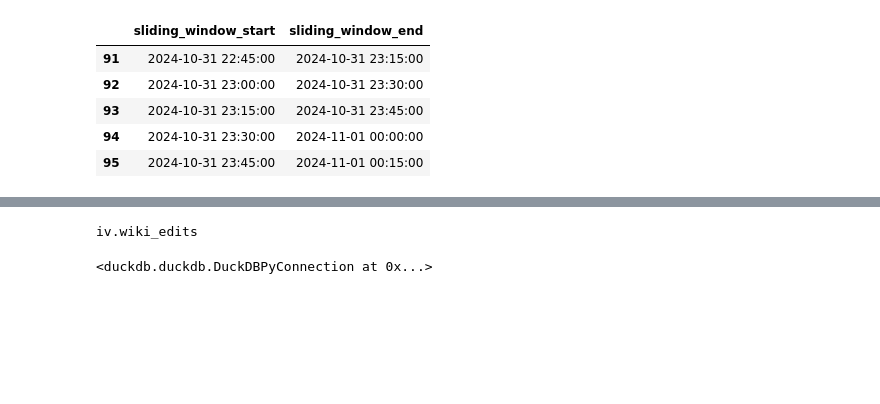
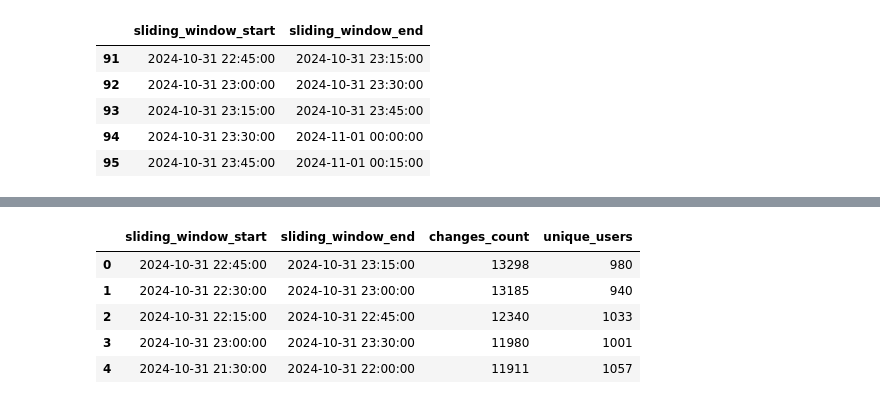
Before and after one commit to atsushisaijo/iv-wikipedia-analytics, a Jupyter notebook: notebooks/target data exploration.ipynb, the cells around one changed output, grey strips where cells are left out. Drawn from its saved outputs; the diff is of its cells as text; code cells hidden in the pictures; blank space fills up the shorter version.

```diff
--- a/notebooks/target data exploration.ipynb
+++ b/notebooks/target data exploration.ipynb
@@ -608,11 +441,12 @@ conn.execute("""
-# %%
-print(full_table_name)
-# %% [output]
-iv.wiki_edits
 # %%
 conn.execute(f"""
-                INSERT INTO {full_table_name}
-                SELECT type, title, user, userid, timestamp, comment FROM df
-            """)
+                select * from iv.ranked_edits
+                order by changes_count desc
+            """).df().head()
 # %% [output]
-<duckdb.duckdb.DuckDBPyConnection at 0x...>
+|  | sliding_window_start | sliding_window_end | changes_count | unique_users |
+| 0 | 2024-10-31 22:45:00 | 2024-10-31 23:15:00 | 13298 | 980 |
+| 1 | 2024-10-31 22:30:00 | 2024-10-31 23:00:00 | 13185 | 940 |
+| 2 | 2024-10-31 22:15:00 | 2024-10-31 22:45:00 | 12340 | 1033 |
+| 3 | 2024-10-31 23:00:00 | 2024-10-31 23:30:00 | 11980 | 1001 |
+| 4 | 2024-10-31 21:30:00 | 2024-10-31 22:00:00 | 11911 | 1057 |
```
Also changed, not shown: parts of 29 cells of this notebook, 7 other files.
